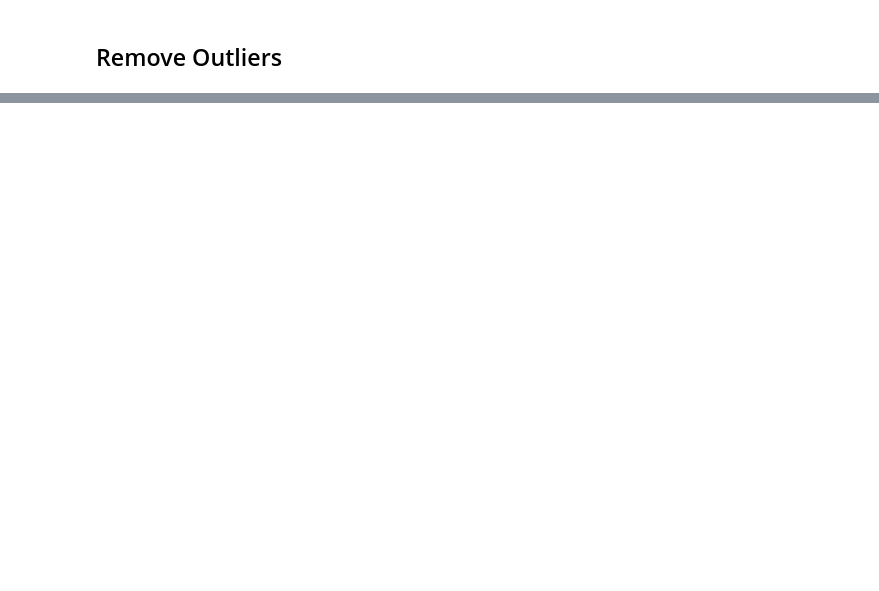
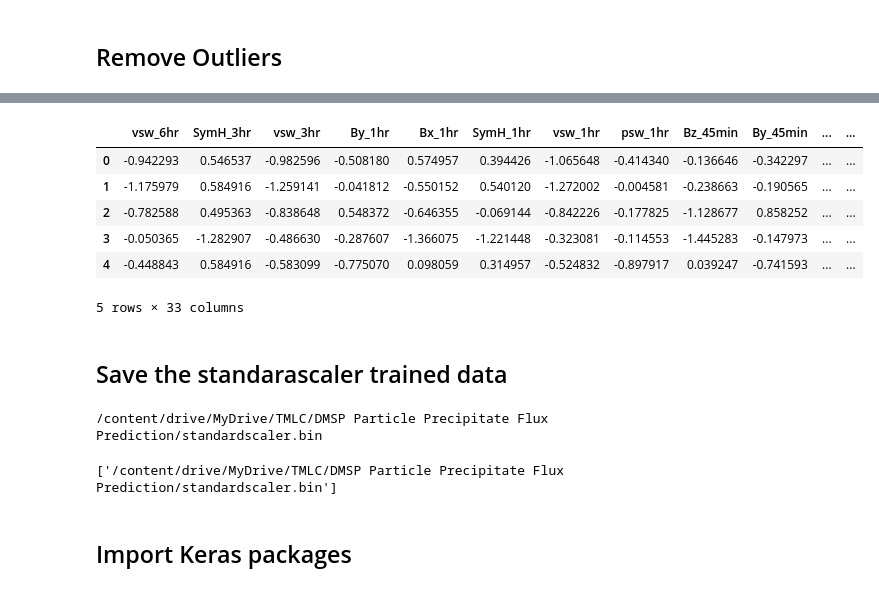
Before and after one commit to plaban1981/TMLC, a Jupyter notebook: DMSP_Particle_Precipitate_Flux_Prediction.ipynb, the cells around one changed output, grey strips where cells are left out. Saved outputs shown, nothing was run; the diff lists cells and outputs as text; code cells hidden in the pictures; blank space fills up the shorter version.

```diff
--- a/DMSP_Particle_Precipitate_Flux_Prediction.ipynb
+++ b/DMSP_Particle_Precipitate_Flux_Prediction.ipynb
@@ -162,0 +249,23 @@ erg_eV_factor = (1.60218e-12)
+# %%
+test_scaled.head()
+# %% [output]
+|  | vsw_6hr | SymH_3hr | vsw_3hr | By_1hr | Bx_1hr | SymH_1hr | vsw_1hr | psw_1hr | Bz_45min | By_45min | ... | ... |
+| 0 | -0.942293 | 0.546537 | -0.982596 | -0.508180 | 0.574957 | 0.394426 | -1.065648 | -0.414340 | -0.136646 | -0.342297 | ... | ... |
+| 1 | -1.175979 | 0.584916 | -1.259141 | -0.041812 | -0.550152 | 0.540120 | -1.272002 | -0.004581 | -0.238663 | -0.190565 | ... | ... |
+| 2 | -0.782588 | 0.495363 | -0.838648 | 0.548372 | -0.646355 | -0.069144 | -0.842226 | -0.177825 | -1.128677 | 0.858252 | ... | ... |
+| 3 | -0.050365 | -1.282907 | -0.486630 | -0.287607 | -1.366075 | -1.221448 | -0.323081 | -0.114553 | -1.445283 | -0.147973 | ... | ... |
+| 4 | -0.448843 | 0.584916 | -0.583099 | -0.775070 | 0.098059 | 0.314957 | -0.524832 | -0.897917 | 0.039247 | -0.741593 | ... | ... |
+5 rows × 33 columns
+# %% [markdown]
+## Save the standarascaler trained data
+# %%
+from joblib import dump
+sc_filename = "standardscaler.bin"
+sc_path = os.path.join(path_dir,sc_filename)
+print(sc_path)
+dump(sc,sc_path)
+# %% [output]
+/content/drive/MyDrive/TMLC/DMSP Particle Precipitate Flux Prediction/standardscaler.bin
+['/content/drive/MyDrive/TMLC/DMSP Particle Precipitate Flux Prediction/standardscaler.bin']
+# %% [markdown]
+## Import Keras packages
```
Also changed, not shown: parts of 44 cells of this notebook.
